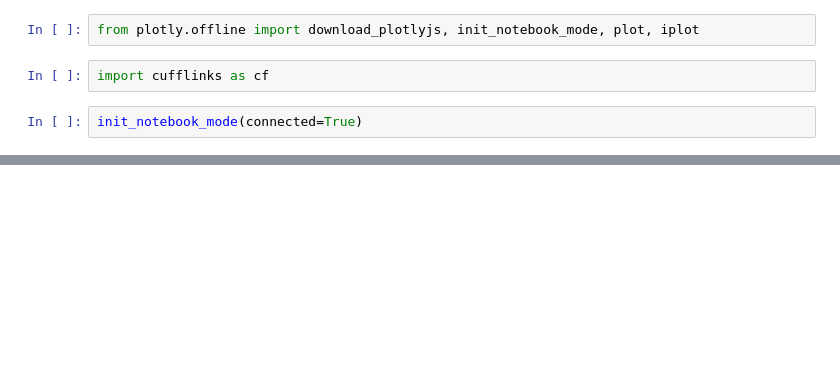
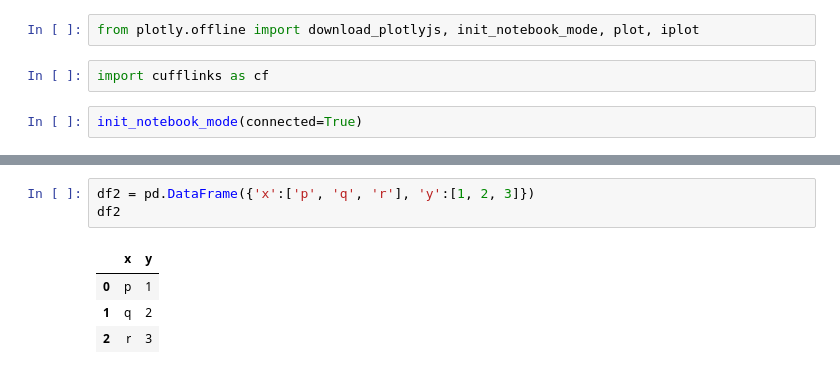
Before and after one commit to FonsahPageo/Python-AI-ML-GDSC, a Jupyter notebook: Cufflinks and Plotly.ipynb, the cells around one changed output, grey strips where cells are left out. Cells and saved outputs as stored; diff of their text form; blank space fills up the shorter version.

```diff
--- a/Cufflinks and Plotly.ipynb
+++ b/Cufflinks and Plotly.ipynb
@@ -11,0 +35,8 @@ init_notebook_mode(connected=True)
+# %%
+df2 = pd.DataFrame({'x':['p', 'q', 'r'], 'y':[1, 2, 3]})
+df2
+# %% [output]
+|  | x | y |
+| 0 | p | 1 |
+| 1 | q | 2 |
+| 2 | r | 3 |
```
Also changed, not shown: parts of 6 cells of this notebook.
